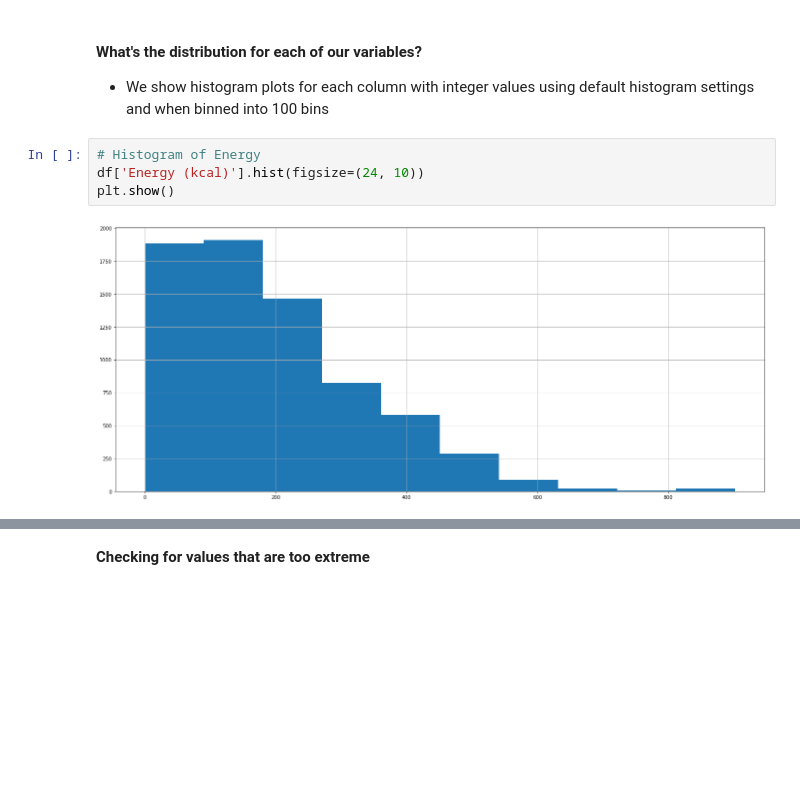
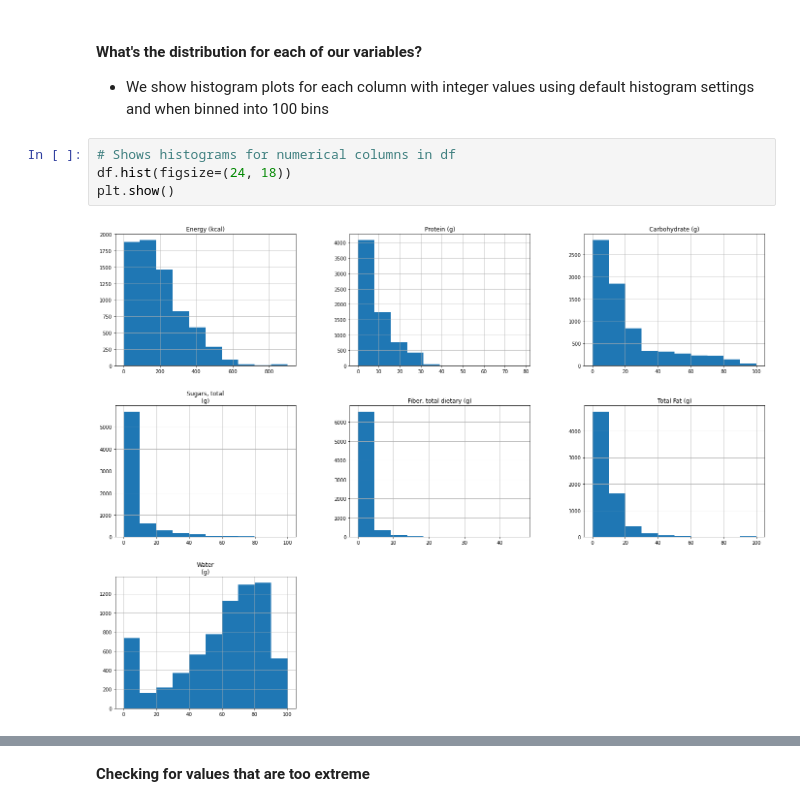
Before and after one commit to Jason-R-Turner/food-nutrient-clustering-project, a Jupyter notebook: final_report_food_project.ipynb, the cells around one changed output, grey strips where cells are left out. Cells and saved outputs as stored; diff of their text form; blank space fills up the shorter version.

```diff
--- a/final_report_food_project.ipynb
+++ b/final_report_food_project.ipynb
@@ -115,10 +123,10 @@ memory usage: 553.5+ KB
 # %% [markdown]
 #### What's the distribution for each of our variables?
 - We show histogram plots for each column with integer values using default histogram settings  and when binned into 100 bins
-# %%
-# Histogram of Energy
-df['Energy (kcal)'].hist(figsize=(24, 10))
-plt.show()
-# %% [output]
-[figure, removed]
+# %%
+# Shows histograms for numerical columns in df
+df.hist(figsize=(24, 18))
+plt.show()
+# %% [output]
+[figure, added]
 # %%
```
Also changed, not shown: parts of 78 cells of this notebook, 1 other file.
